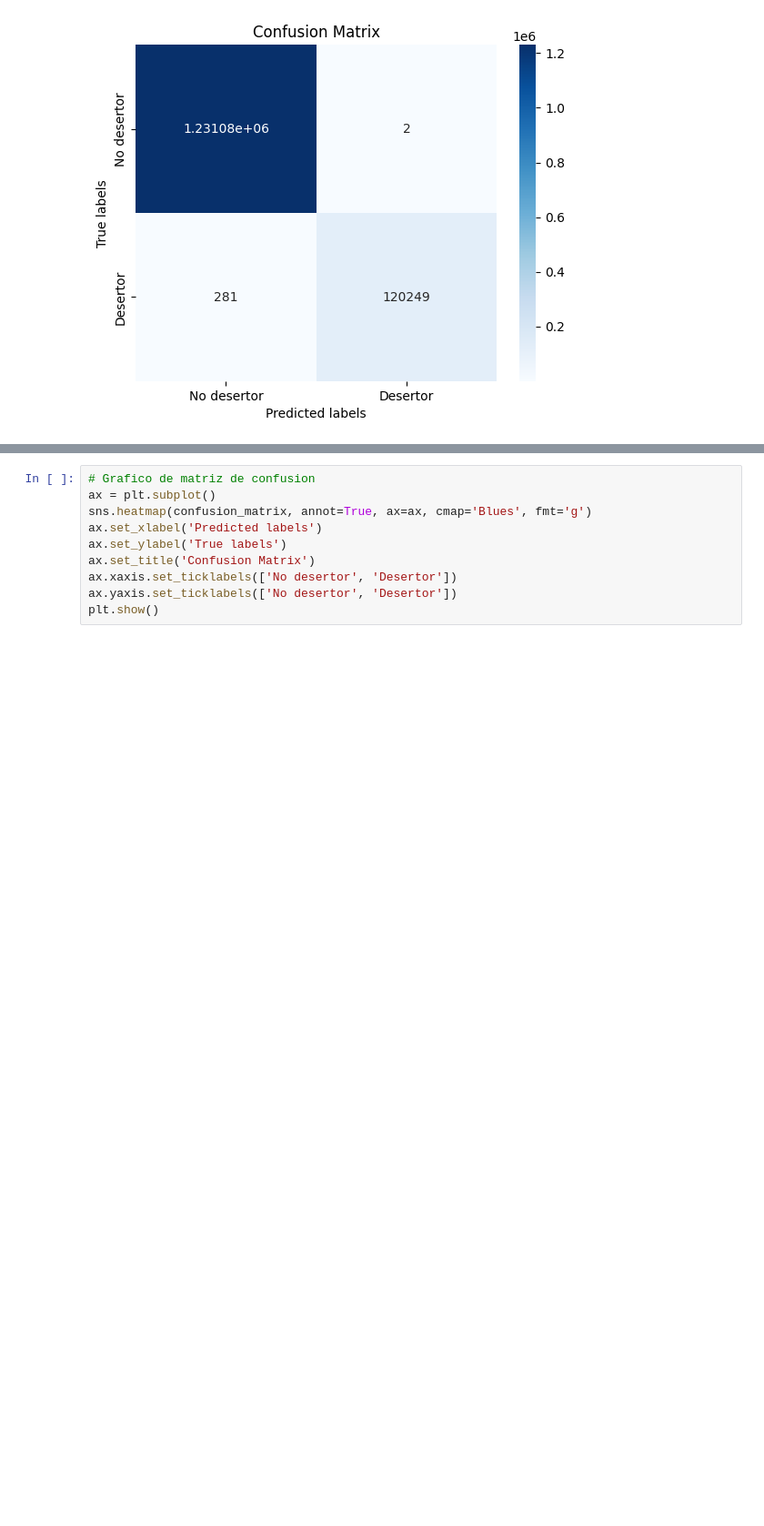
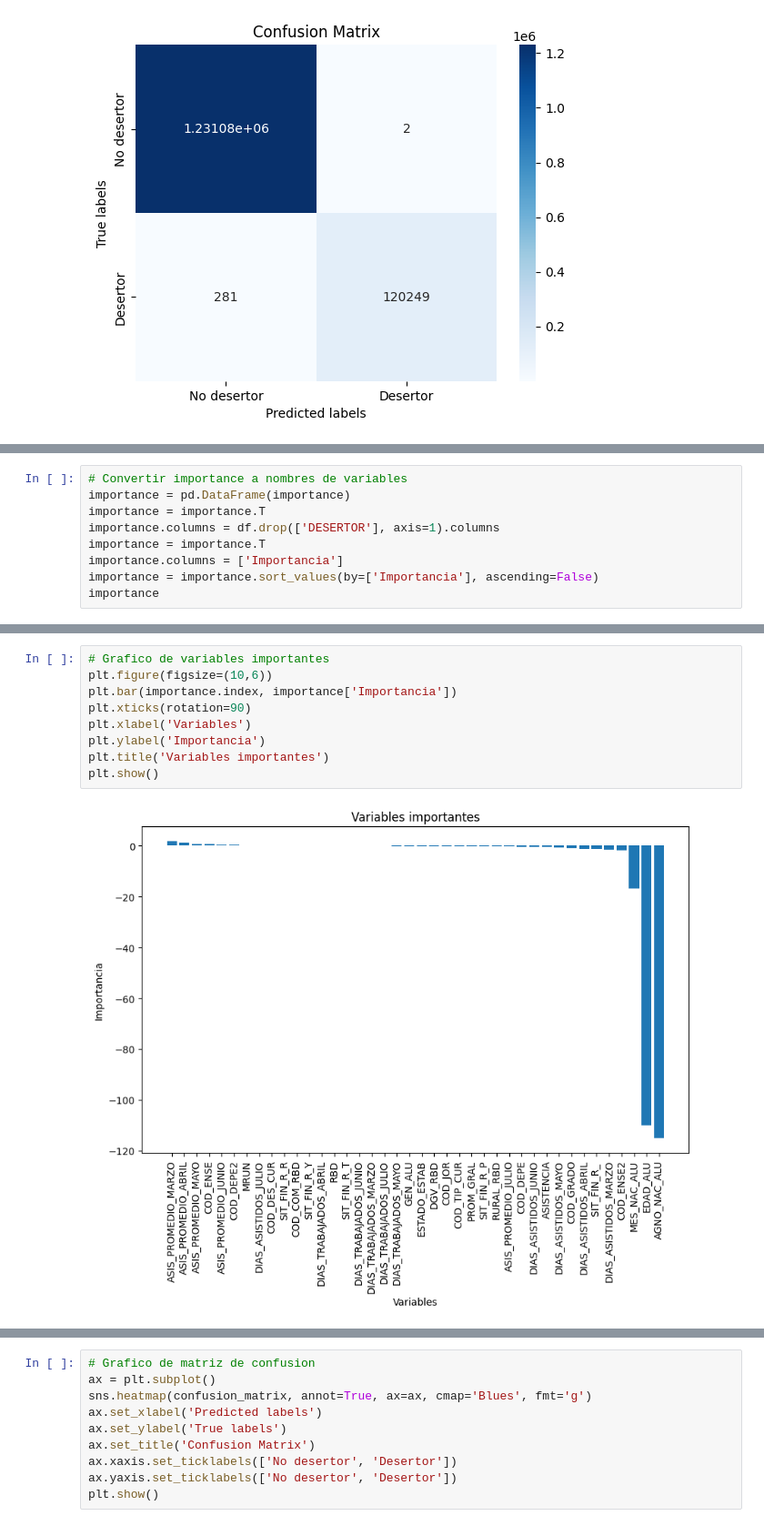
Before and after one commit to davidlealo/desercion-escolar, a Jupyter notebook: 20231220_Rlog_KNN_Arb_RF_SVM.ipynb, the cells around one changed output, grey strips where cells are left out. Shown: that part at 91% size. Saved outputs shown, nothing was run; the diff lists cells and outputs as text; blank space fills up the shorter version.

```diff
--- a/20231220_Rlog_Arb_RF_SVM.ipynb
+++ b/20231220_Rlog_KNN_Arb_RF_SVM.ipynb
@@ -231,0 +265,9 @@ plt.show()
+# %%
+# Convertir importance a nombres de variables
+importance = pd.DataFrame(importance)
+importance = importance.T
+importance.columns = df.drop(['DESERTOR'], axis=1).columns
+importance = importance.T
+importance.columns = ['Importancia']
+importance = importance.sort_values(by=['Importancia'], ascending=False)
+importance
@@ -231,0 +292,11 @@ plt.show()
+# %%
+# Grafico de variables importantes
+plt.figure(figsize=(10,6))
+plt.bar(importance.index, importance['Importancia'])
+plt.xticks(rotation=90)
+plt.xlabel('Variables')
+plt.ylabel('Importancia')
+plt.title('Variables importantes')
+plt.show()
+# %% [output]
+[figure, added]
```
Also changed, not shown: parts of 13 cells of this notebook, 1 other file.
